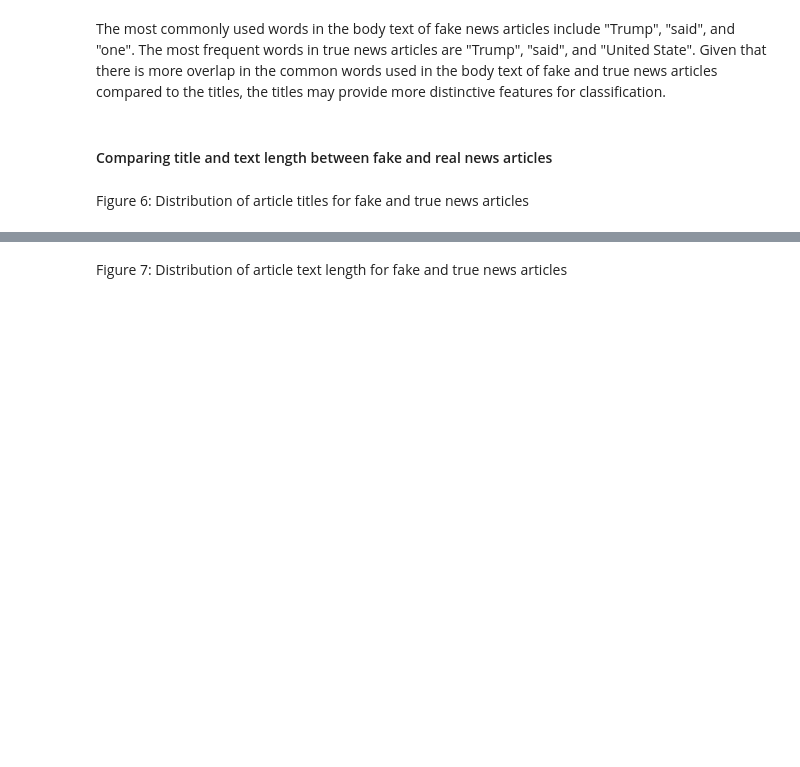
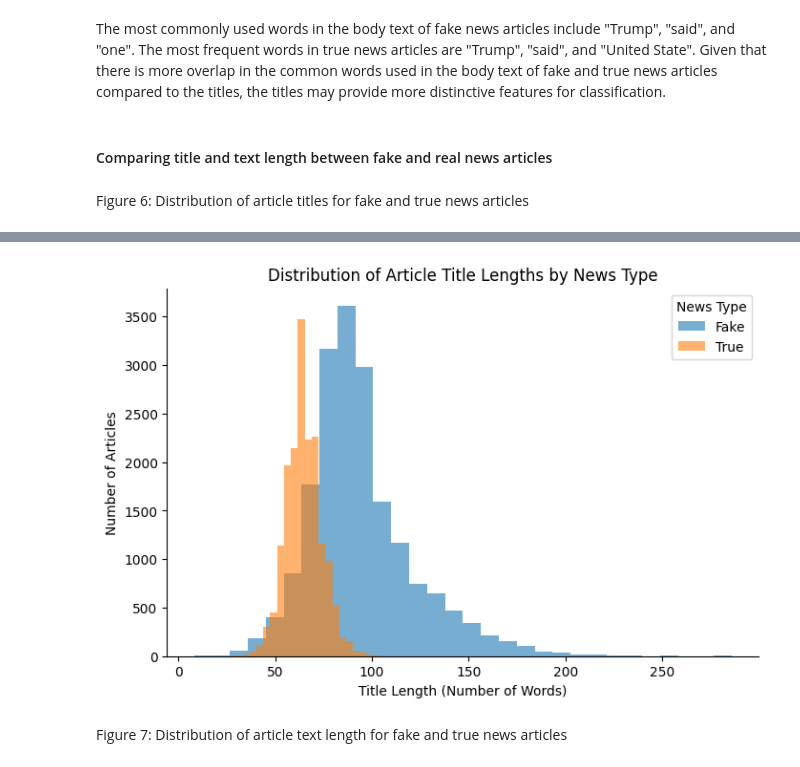
Before and after one commit to Vin-dictive/fake-real-news-detection, a Jupyter notebook: notebooks/analysis.ipynb, the cells around one changed output, grey strips where cells are left out. Saved outputs shown, nothing was run; the diff lists cells and outputs as text; code cells hidden in the pictures; blank space fills up the shorter version.

```diff
--- a/notebooks/analysis.ipynb
+++ b/notebooks/analysis.ipynb
@@ -226,17 +246,44 @@ train_df["text_length"] = train_df["text"].str.len()
 # %% [markdown]
 Figure 6: Distribution of article titles for fake and true news articles
 # %%
-title_length_hist = alt.Chart(train_df).mark_bar(opacity=0.75).encode(
-    x=alt.X('title_length',
-            bin=alt.Bin(maxbins=30),
-            title='Title Length (Number of Words)'),
-    y=alt.Y('count()', title='Number of Articles'),
-    color=alt.Color('target', title='News Type')
-).properties(
-    title='Distribution of Article Title Lengths by News Type',
-    height=300,
-    width=500
-)
+# title_length_hist = alt.Chart(train_df).mark_bar(opacity=0.75).encode(
+#     x=alt.X('title_length',
+#             bin=alt.Bin(maxbins=30),
+#             title='Title Length (Number of Words)'),
+#     y=alt.Y('count()', title='Number of Articles'),
+#     color=alt.Color('target', title='News Type')
+# ).properties(
+#     title='Distribution of Article Title Lengths by News Type',
+#     height=300,
+#     width=500
+# )
 
-title_length_hist
+# title_length_hist
+
+import matplotlib.pyplot as plt
+
+# Choose number of bins to match Altair's maxbins=30
+bins = 30
+
+plt.figure(figsize=(8, 5))
+
+# Plot histogram for each target class separately
+for label in train_df['target'].unique():
+    subset = train_df[train_df['target'] == label]
+    plt.hist(subset['title_length'],
+             bins=bins,
+             alpha=0.6,
+             label=str(label))  # legend name same as label
+
+# Labels, legend, title
+plt.xlabel('Title Length (Number of Words)')
+plt.ylabel('Number of Articles')
+plt.title('Distribution of Article Title Lengths by News Type')
+plt.legend(title='News Type')
+
+# Optional clean look
+for spine in ['top', 'right']:
+    plt.gca().spines[spine].set_visible(False)
+
+plt.show()
 # %% [output]
@@ -244,3 +290,4 @@ title_length_hist
+[figure, added]
 # %% [markdown]
 Figure 7: Distribution of article text length for fake and true news articles
 # %%
```
Also changed, not shown: parts of 9 cells of this notebook.
